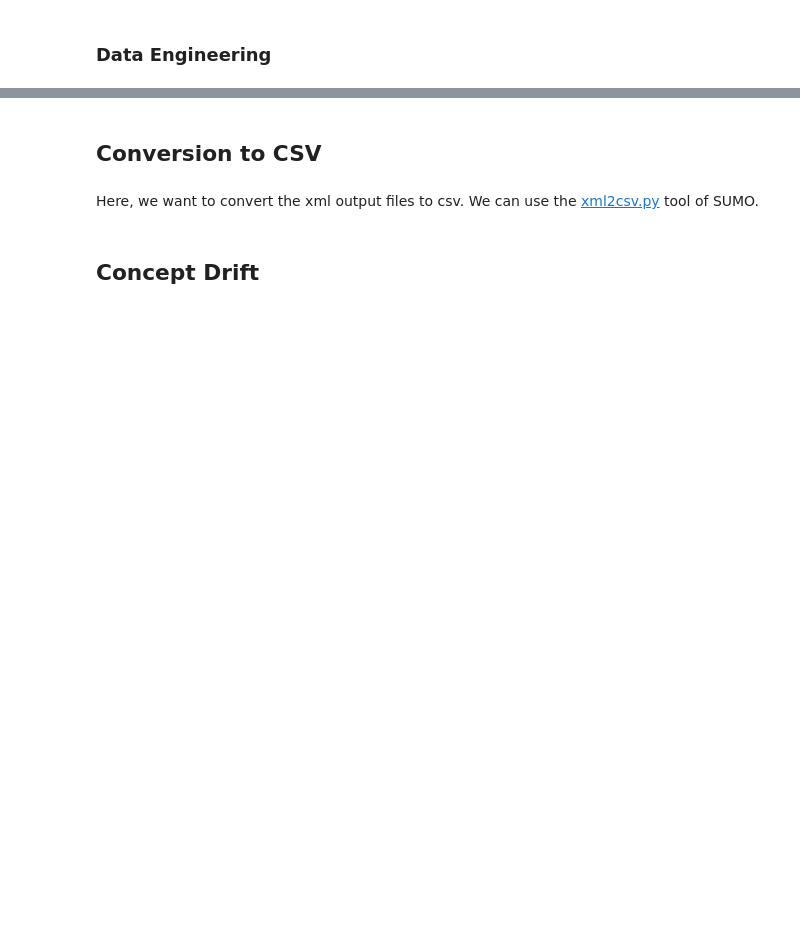
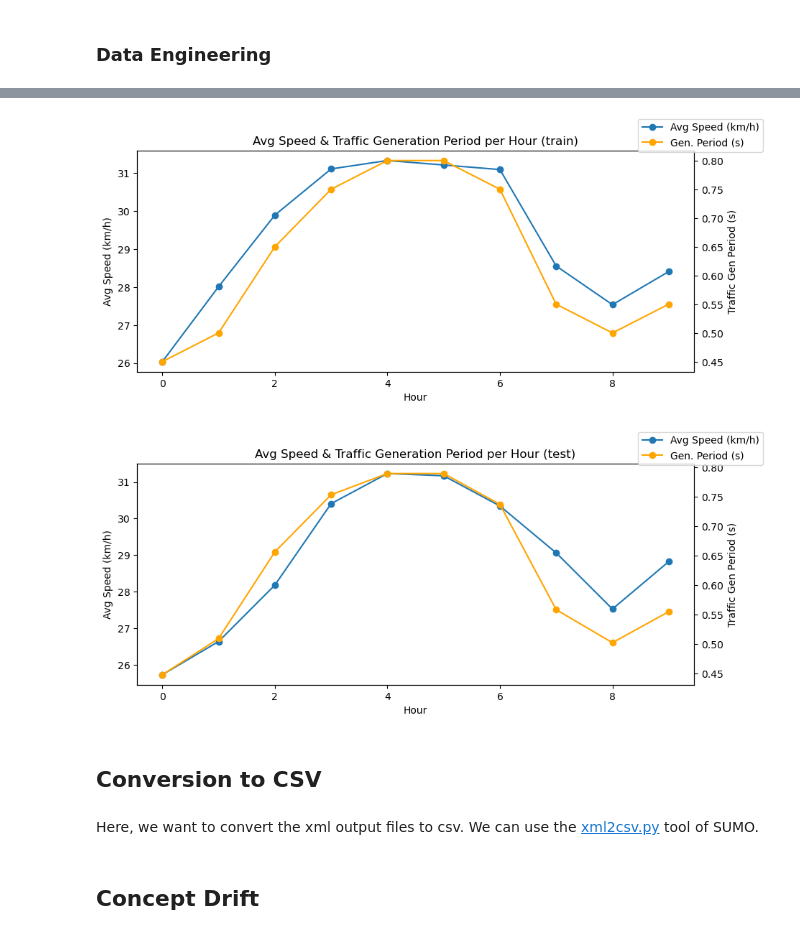
Before and after one commit to geokyr/diploma-thesis, a Jupyter notebook: dataset/dataset.ipynb, the cells around one changed output, grey strips where cells are left out. Drawn from its saved outputs; the diff is of its cells as text; code cells hidden in the pictures; blank space fills up the shorter version.

```diff
--- a/dataset/dataset.ipynb
+++ b/dataset/dataset.ipynb
@@ -387,18 +463,24 @@ for df, df_name in [(train_secondly, "train"), (test_secondly, "test")]:
 # %%
-for df, df_name, periods in [
-    (train_hourly, "train", TRAIN_TRAFFIC_GENERATION_PERIODS),
-    (test_hourly, "test", TEST_TRAFFIC_GENERATION_PERIODS),
-]:
+def plot_hourly_with_period(df_hourly, df_name, periods):
     fig, ax1 = plt.subplots(figsize=(10, 4))
-    ax1.plot(df["hour"], df["avg_speed_kmh"], marker="o", label="Avg Speed (km/h)")
+    ax1.plot(df_hourly["hour"], df_hourly["avg_speed_kmh"], marker="o", label="Avg Speed (km/h)")
     ax1.set_xlabel("Hour")
     ax1.set_ylabel("Avg Speed (km/h)")
+
     ax2 = ax1.twinx()
-    ax2.plot(df["hour"], periods, marker="o", label="Gen. Period (s)", color="orange")
+    ax2.plot(df_hourly["hour"], periods, marker="o", label="Gen. Period (s)", color="orange")
     ax2.set_ylabel("Traffic Gen Period (s)")
-    fig.legend(loc="upper right")
-    plt.title(f"Average Speed and Traffic Generation Periods per Hour ({df_name})")
+
+    lines, labels = ax1.get_lines() + ax2.get_lines(), [l.get_label() for l in ax1.get_lines() + ax2.get_lines()]
+    fig.legend(lines, labels, loc="upper right")
+    plt.title(f"Avg Speed & Traffic Generation Period per Hour ({df_name})")
     plt.show()
+# %%
+plot_hourly_with_period(train_hourly, "train", TRAIN_TRAFFIC_GENERATION_PERIODS)
+plot_hourly_with_period(test_hourly, "test", TEST_TRAFFIC_GENERATION_PERIODS)
+# %% [output]
+[figure, added]
+[figure, added]
 # %% [markdown]
 ## Conversion to CSV
 # %% [markdown]
```
Also changed, not shown: parts of 71 cells of this notebook, 1 other file.
